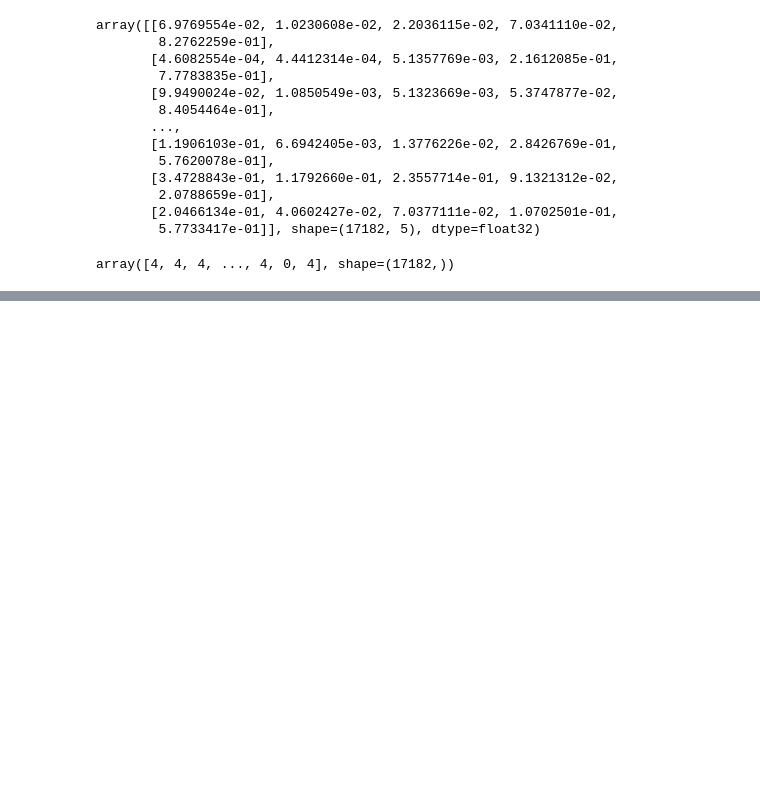
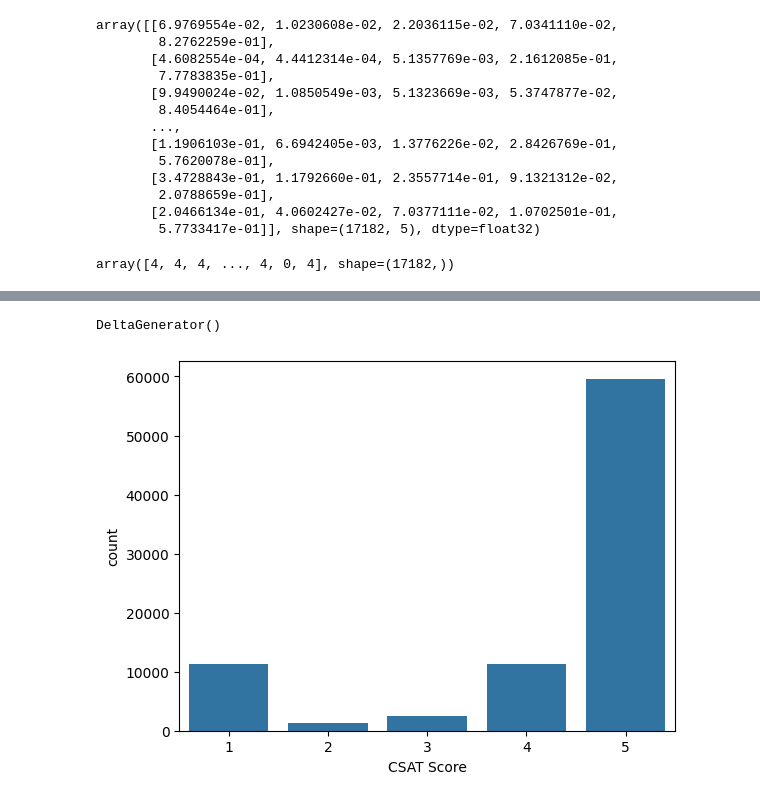
Before and after one commit to PODDA2N/AI-ML-Internship-of-DeepCSAT---Ecommerce-Customer-Satisfaction-Score, a Jupyter notebook: DeepCSAT - Ecommerce Customer Satisfaction Score.ipynb, the cells around one changed output, grey strips where cells are left out. Drawn from its saved outputs; the diff is of its cells as text; code cells hidden in the pictures; blank space fills up the shorter version.

Commit message:
DeepCSAT - Ecommerce Customer Satisfaction Prediction Score

```diff
--- a/DeepCSAT - Ecommerce Customer Satisfaction Score.ipynb
+++ b/DeepCSAT - Ecommerce Customer Satisfaction Score.ipynb
@@ -1497,0 +1701,9 @@ array([4, 4, 4, ..., 4, 0, 4], shape=(17182,))
+# %%
+st.subheader("CSAT Score Distribution")                         # CSAT Score Distribution
+
+fig, ax = plt.subplots()
+
+sns.countplot(data=data, x='CSAT Score', ax=ax)
+
+st.pyplot(fig)
+# %% [output]
@@ -1497,0 +1717,2 @@ array([4, 4, 4, ..., 4, 0, 4], shape=(17182,))
+DeltaGenerator()
+[figure, added]
```
Also changed, not shown: parts of 82 cells of this notebook.
